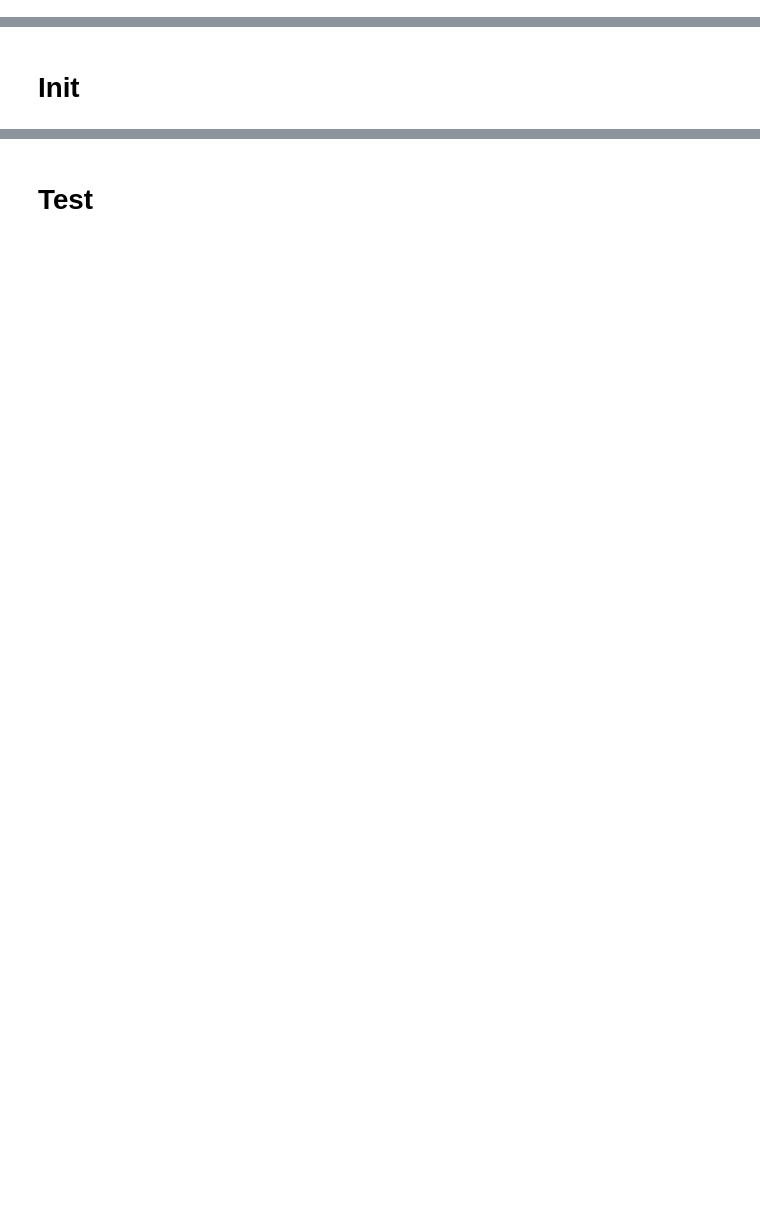
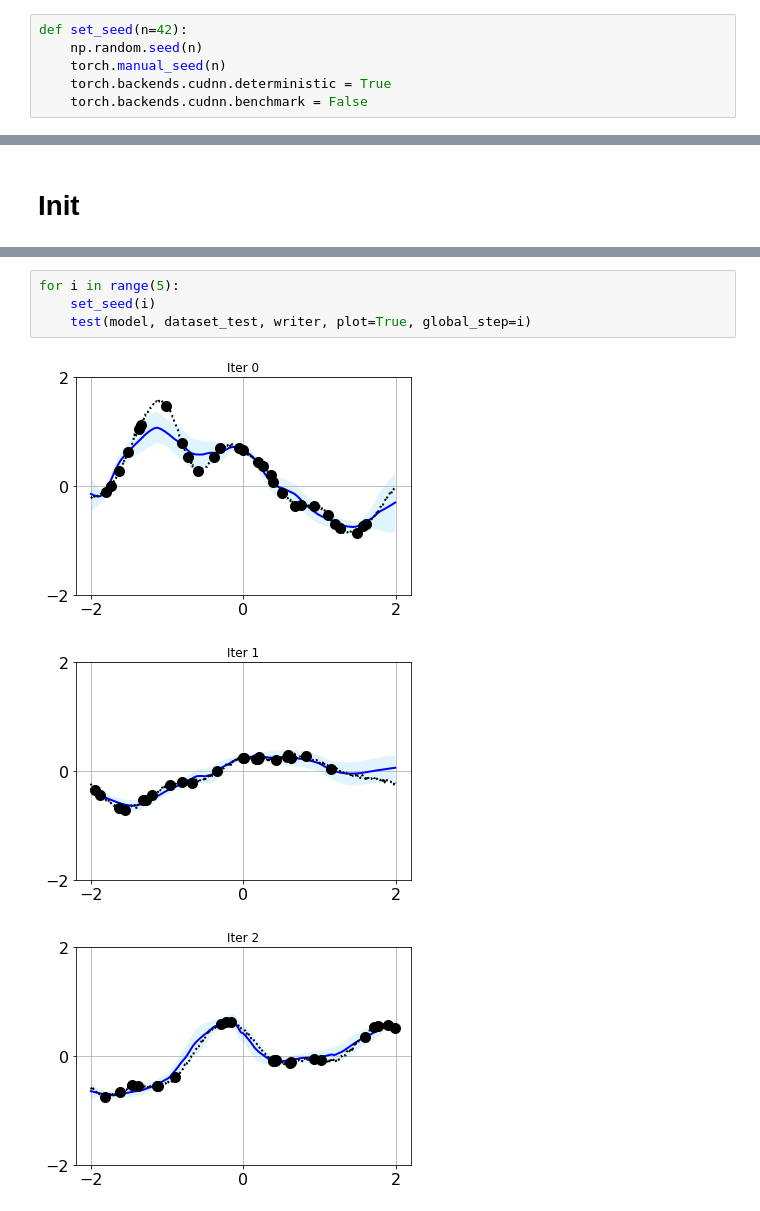
Before and after one commit to wassname/attentive-neural-processes, a Jupyter notebook: anp_1d_regression.ipynb, the cells around one changed output, grey strips where cells are left out. Cells and saved outputs as stored; diff of their text form; blank space fills up the shorter version.

```diff
--- a/anp_1d_regression.ipynb
+++ b/anp_1d_regression.ipynb
@@ -622,6 +664,12 @@ class LatentModel(nn.Module):
         return y_pred, kl_loss, loss, mse_loss, dist.scale
 # %% [markdown]
 ## Util
+# %%
+def set_seed(n=42):
+    np.random.seed(n)
+    torch.manual_seed(n)
+    torch.backends.cudnn.deterministic = True
+    torch.backends.cudnn.benchmark = False
 # %%
 def plot_functions(target_x, target_y, context_x, context_y, pred_y, std):
     """Plots the predicted mean and variance and the context points.
@@ -758,2 +874,8 @@ train: 0 loss= 0.9087 val_loss= 2.267
-# %% [markdown]
-# Test
+# %%
+for i in range(5):
+    set_seed(i)
+    test(model, dataset_test, writer, plot=True, global_step=i)
+# %% [output]
+[figure, added]
+[figure, added]
+[figure, added]
```
Also changed, not shown: parts of 20 cells of this notebook.
